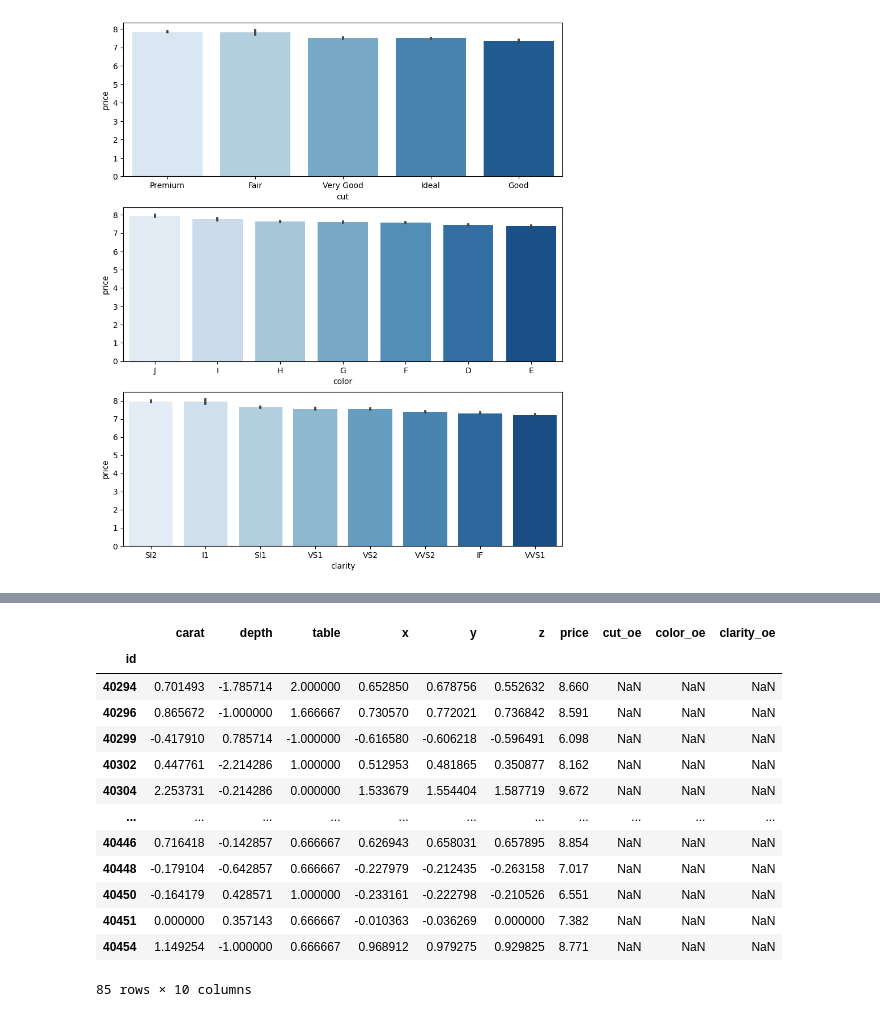
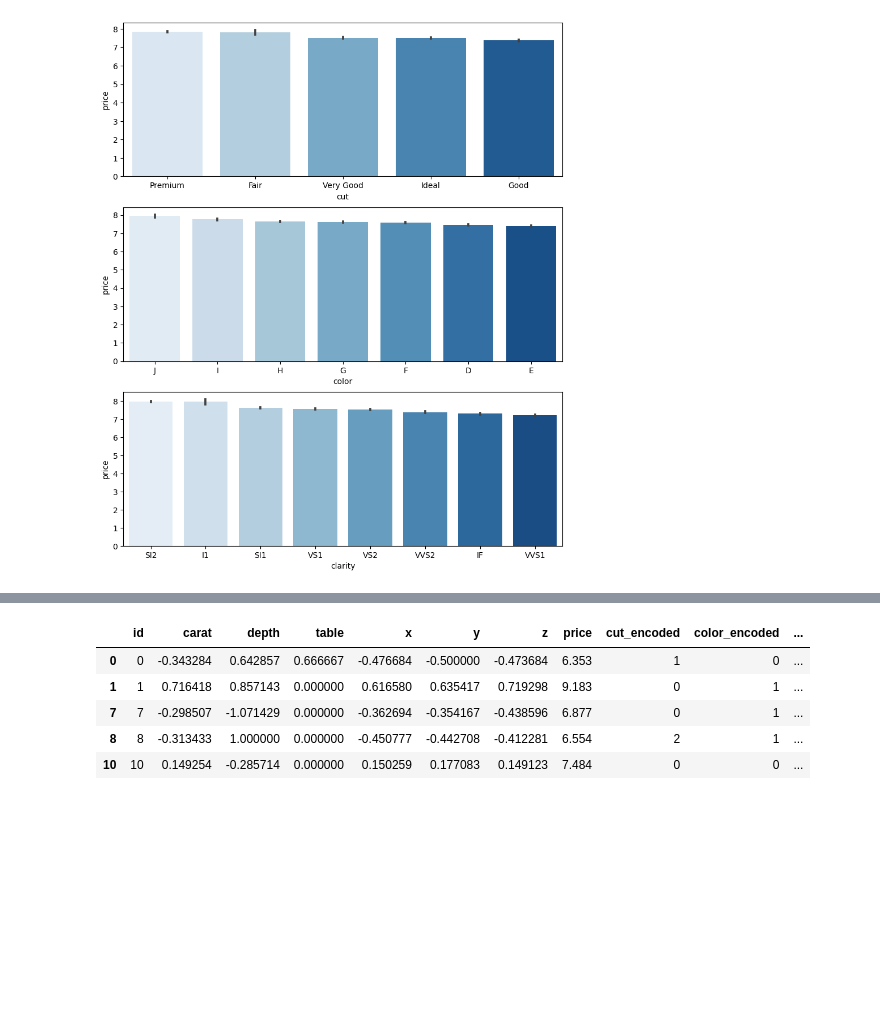
Before and after one commit to juanmolera/ML-project, a Jupyter notebook: notebooks/2-eda-density.ipynb, the cells around one changed output, grey strips where cells are left out. Drawn from its saved outputs; the diff is of its cells as text; code cells hidden in the pictures; blank space fills up the shorter version.

```diff
--- a/notebooks/2-eda-density.ipynb
+++ b/notebooks/2-eda-density.ipynb
@@ -497,4 +446,9 @@ df_train.cut.unique().tolist()
+# %%
+def custom_encoder(dataframe, column_name, encoding_order):
+
+    encoding_dict = {value: index for index, value in enumerate(encoding_order)}
+    dataframe[column_name + '_encoded'] = dataframe[column_name].map(encoding_dict)
+    return dataframe
 # %%
-orden = ['Fair', 'Premium', 'Good', 'Very Good', 'Ideal']
-df_copy_2 = ordinal_encoder1(df_copy_2, "cut", orden)
-df_copy_2.tail(85)
+orden = ['Ideal', 'Premium', 'Very Good', 'Good', 'Fair']
+df_copy_2 = custom_encoder(df_copy_2, "cut", orden)
@@ -520,4 +455,3 @@ df_train.color.unique().tolist()
 # %%
-orden = ['J', 'I', 'H', 'G', 'F', 'D', 'E']
-df_copy_2 = ordinal_encoder1(df_copy_2, "color", orden)
-df_copy_2.tail(85)
+orden = ['D', 'E', 'F', 'G', 'H', 'I', 'J']
+df_copy_2 = custom_encoder(df_copy_2, "color", orden)
@@ -543,4 +458,3 @@ df_train.clarity.unique().tolist()
 # %%
-orden = ['SI2', 'I1', 'SI1', 'VS2', 'VS1', 'VVS2', 'IF', 'VVS1']
-df_copy_2 = ordinal_encoder1(df_copy_2, "clarity", orden)
-df_copy_2.tail(85)
+orden = ['IF', 'VVS1', 'VVS2', 'VS1', 'VS2', 'SI1', 'SI2', 'I1']
+df_copy_2 = custom_encoder(df_copy_2, "clarity", orden)
@@ -562,21 +461,13 @@ df_copy_2.tail(85)
 # %%
 df_copy_2.drop(['cut', 'color', 'clarity'], axis=1, inplace=True)
-df_copy_2.tail(85)
+df_copy_2.head()
 # %% [output]
-|  | carat | depth | table | x | y | z | price | cut_oe | color_oe | clarity_oe |
-| id |  |  |  |  |  |  |  |  |  |  |
-| 40294 | 0.701493 | -1.785714 | 2.000000 | 0.652850 | 0.678756 | 0.552632 | 8.660 | NaN | NaN | NaN |
-| 40296 | 0.865672 | -1.000000 | 1.666667 | 0.730570 | 0.772021 | 0.736842 | 8.591 | NaN | NaN | NaN |
-| 40299 | -0.417910 | 0.785714 | -1.000000 | -0.616580 | -0.606218 | -0.596491 | 6.098 | NaN | NaN | NaN |
-| 40302 | 0.447761 | -2.214286 | 1.000000 | 0.512953 | 0.481865 | 0.350877 | 8.162 | NaN | NaN | NaN |
-| 40304 | 2.253731 | -0.214286 | 0.000000 | 1.533679 | 1.554404 | 1.587719 | 9.672 | NaN | NaN | NaN |
-| ... | ... | ... | ... | ... | ... | ... | ... | ... | ... | ... |
-| 40446 | 0.716418 | -0.142857 | 0.666667 | 0.626943 | 0.658031 | 0.657895 | 8.854 | NaN | NaN | NaN |
-| 40448 | -0.179104 | -0.642857 | 0.666667 | -0.227979 | -0.212435 | -0.263158 | 7.017 | NaN | NaN | NaN |
-| 40450 | -0.164179 | 0.428571 | 1.000000 | -0.233161 | -0.222798 | -0.210526 | 6.551 | NaN | NaN | NaN |
-| 40451 | 0.000000 | 0.357143 | 0.666667 | -0.010363 | -0.036269 | 0.000000 | 7.382 | NaN | NaN | NaN |
-| 40454 | 1.149254 | -1.000000 | 0.666667 | 0.968912 | 0.979275 | 0.929825 | 8.771 | NaN | NaN | NaN |
+|  | id | carat | depth | table | x | y | z | price | cut_encoded | color_encoded | ... |
+| 0 | 0 | -0.343284 | 0.642857 | 0.666667 | -0.476684 | -0.500000 | -0.473684 | 6.353 | 1 | 0 | ... |
+| 1 | 1 | 0.716418 | 0.857143 | 0.000000 | 0.616580 | 0.635417 | 0.719298 | 9.183 | 0 | 1 | ... |
+| 7 | 7 | -0.298507 | -1.071429 | 0.000000 | -0.362694 | -0.354167 | -0.438596 | 6.877 | 0 | 1 | ... |
+| 8 | 8 | -0.313433 | 1.000000 | 0.000000 | -0.450777 | -0.442708 | -0.412281 | 6.554 | 2 | 1 | ... |
+| 10 | 10 | 0.149254 | -0.285714 | 0.000000 | 0.150259 | 0.177083 | 0.149123 | 7.484 | 0 | 0 | ... |
-85 rows × 10 columns
 # %%
 df_copy_2.isnull().sum()
 # %% [output]
```
Also changed, not shown: parts of 34 cells of this notebook, 10 other files.
